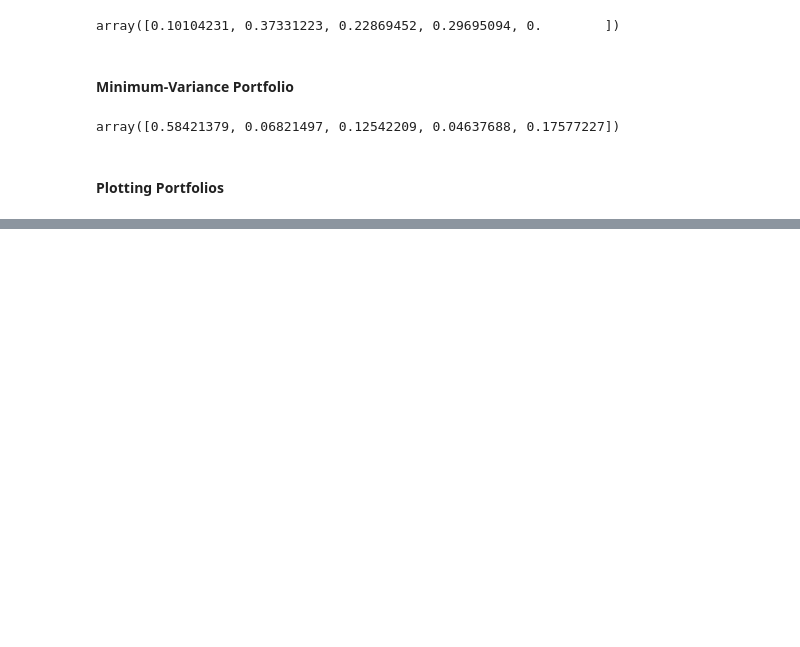
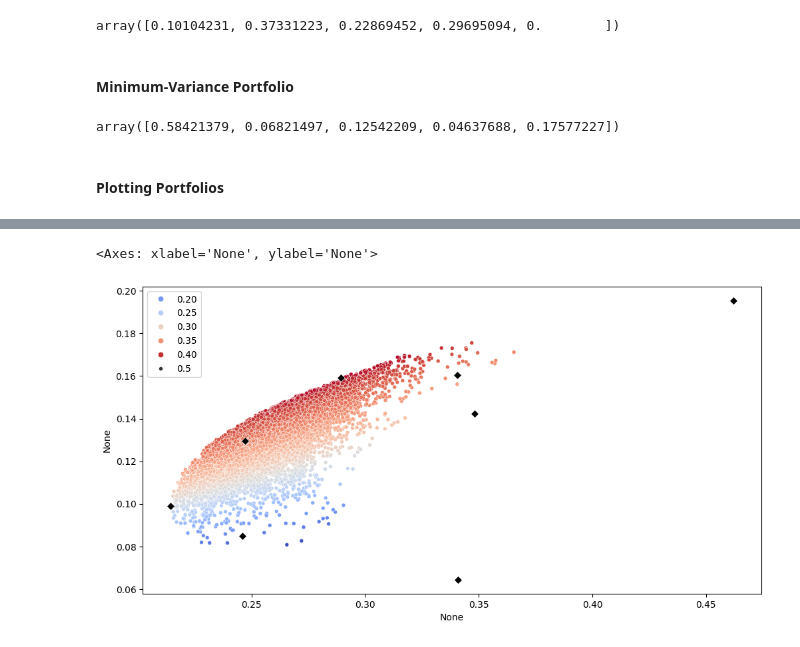
Before and after one commit to JamieW365/trading_algos, a Jupyter notebook: notebooks/efficient_frontier.ipynb, the cells around one changed output, grey strips where cells are left out. Cells and saved outputs as stored; diff of their text form; code cells hidden in the pictures; blank space fills up the shorter version.

Commit message:
plot portfolios

```diff
--- a/notebooks/efficient_frontier.ipynb
+++ b/notebooks/efficient_frontier.ipynb
@@ -212,4 +212,8 @@ array([0.58421379, 0.06821497, 0.12542209, 0.04637688, 0.17577227])
 mvp_returns = log_returns.dot(w_min_var)
 # %% [markdown]
 #### Plotting Portfolios
+# %%
+log_returns['EWP'] = ewp_returns
+log_returns['MSP'] = msp_returns
+log_returns['MVP'] = mvp_returns
 # %%
@@ -216,0 +275,7 @@ log_returns[[]]
+# %%
+fig, ax = plt.subplots(figsize=(12,6))
+sns.scatterplot(y=rand_returns, x=rand_vols, hue=rand_sharpes, size=0.5, ax=ax, palette='coolwarm')
+sns.scatterplot(y=log_returns.mean() * 252, x=log_returns.std() * np.sqrt(252), marker='D', color='black')
+# %% [output]
+<Axes: xlabel='None', ylabel='None'>
+[figure, added]
```
Also changed, not shown: parts of 4 cells of this notebook.
